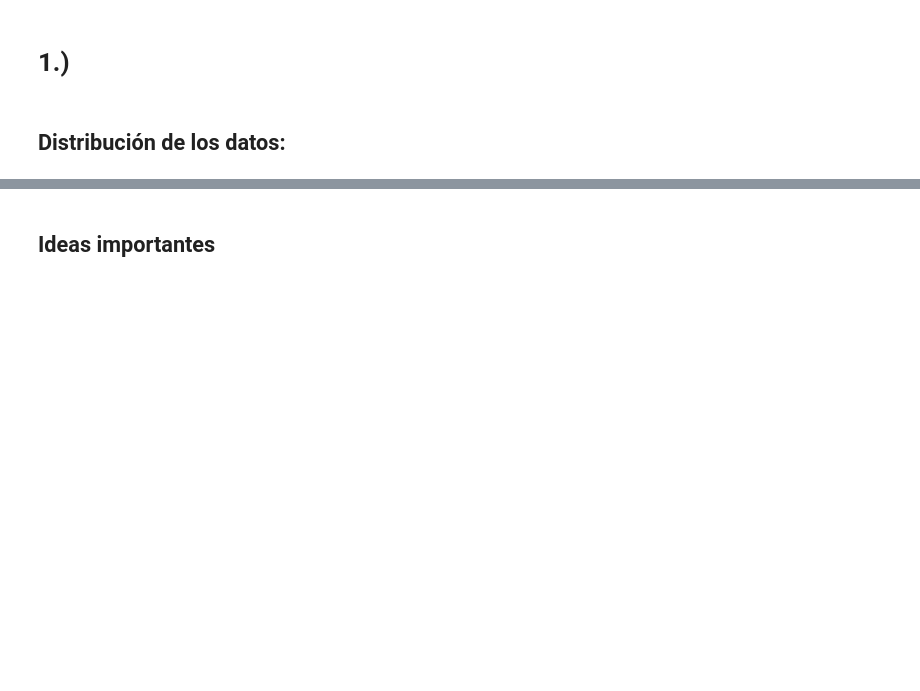
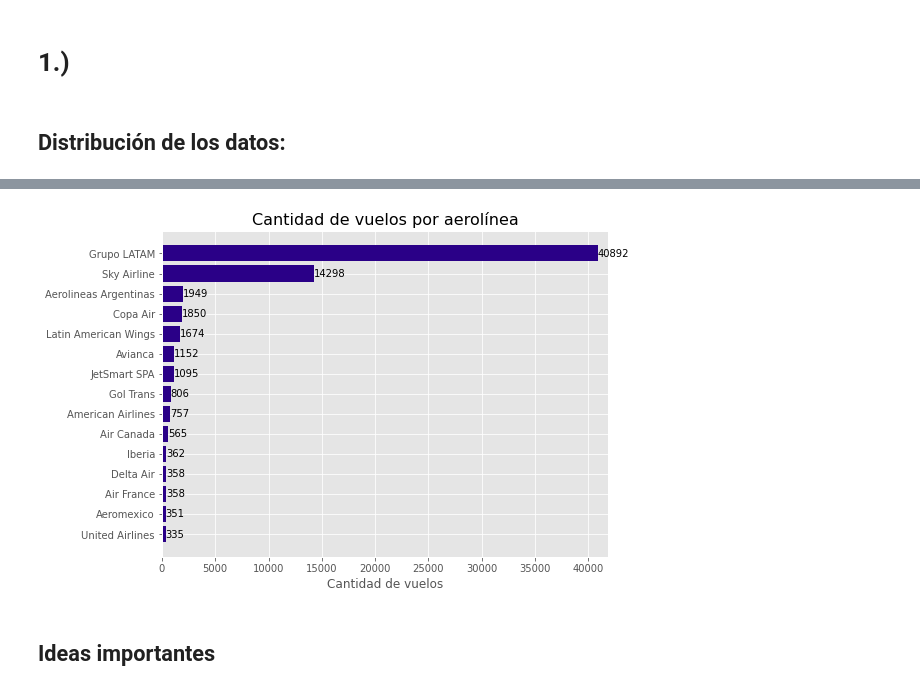
Before and after one commit to Felopo/Data-Scientist-Challenge-LATAM-Airlines, a Jupyter notebook: solution.ipynb, the cells around one changed output, grey strips where cells are left out. Saved outputs shown, nothing was run; the diff lists cells and outputs as text; code cells hidden in the pictures; blank space fills up the shorter version.

```diff
--- a/solution.ipynb
+++ b/solution.ipynb
@@ -169,2 +244,14 @@ vuelos
+# %%
+# Vuelos por aerolínea
+vuelos_aero = (
+    vuelos.groupby("opera").agg(
+        cantidad_vuelos = pd.NamedAgg(column="vlo_i", aggfunc="count")
+    ).reset_index()
+)
+# %%
+# Graficamos
+graph_bar(vuelos_aero, "opera", "cantidad_vuelos", "aerolínea")
+# %% [output]
+[figure, added]
 # %% [markdown]
 ## Ideas importantes
```
Also changed, not shown: parts of 19 cells of this notebook.
